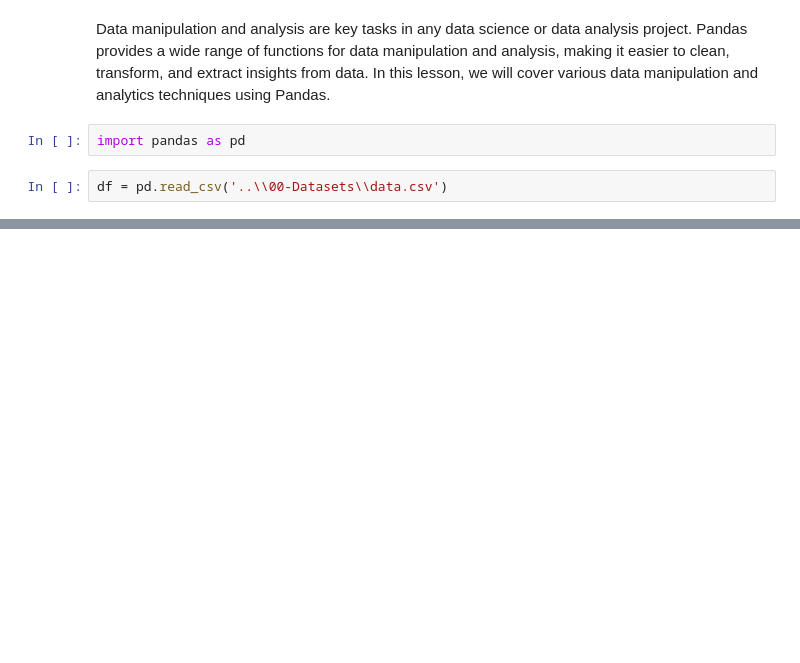
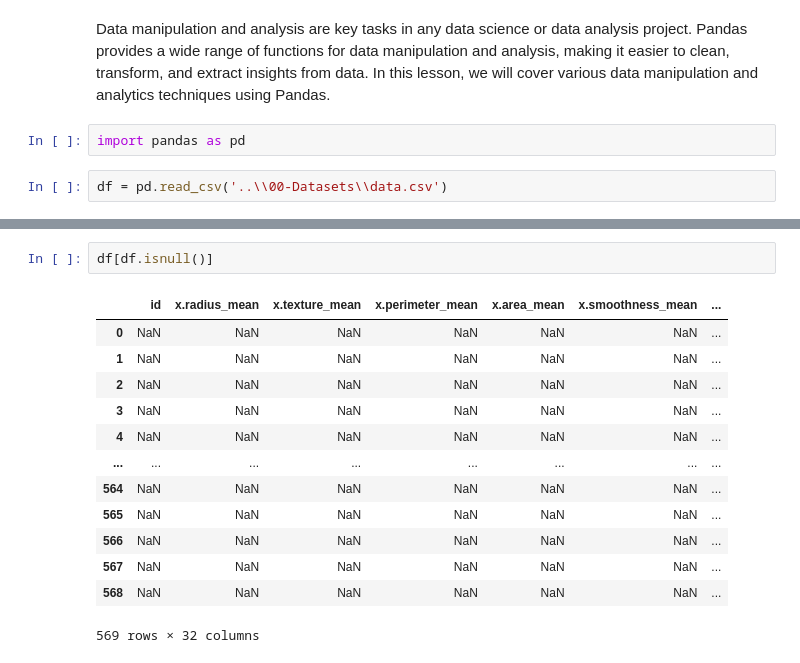
Before and after one commit to udityamerit/Python_For_Machine_Learning, a Jupyter notebook: 12-Data Analysis With Python/12.3-Data_Manipulation_And_Analysis_With_Pandas.ipynb, the cells around one changed output, grey strips where cells are left out. Cells and saved outputs as stored; diff of their text form; blank space fills up the shorter version.

```diff
--- a/12-Data Analysis With Python/12.3-Data_Manipulation_And_Analysis_With_Pandas.ipynb
+++ b/12-Data Analysis With Python/12.3-Data_Manipulation_And_Analysis_With_Pandas.ipynb
@@ -24,0 +79,16 @@ df
+# %%
+df[df.isnull()]
+# %% [output]
+|  | id | x.radius_mean | x.texture_mean | x.perimeter_mean | x.area_mean | x.smoothness_mean | ... |
+| 0 | NaN | NaN | NaN | NaN | NaN | NaN | ... |
+| 1 | NaN | NaN | NaN | NaN | NaN | NaN | ... |
+| 2 | NaN | NaN | NaN | NaN | NaN | NaN | ... |
+| 3 | NaN | NaN | NaN | NaN | NaN | NaN | ... |
+| 4 | NaN | NaN | NaN | NaN | NaN | NaN | ... |
+| ... | ... | ... | ... | ... | ... | ... | ... |
+| 564 | NaN | NaN | NaN | NaN | NaN | NaN | ... |
+| 565 | NaN | NaN | NaN | NaN | NaN | NaN | ... |
+| 566 | NaN | NaN | NaN | NaN | NaN | NaN | ... |
+| 567 | NaN | NaN | NaN | NaN | NaN | NaN | ... |
+| 568 | NaN | NaN | NaN | NaN | NaN | NaN | ... |
+569 rows × 32 columns
```
Also changed, not shown: parts of 26 cells of this notebook.
